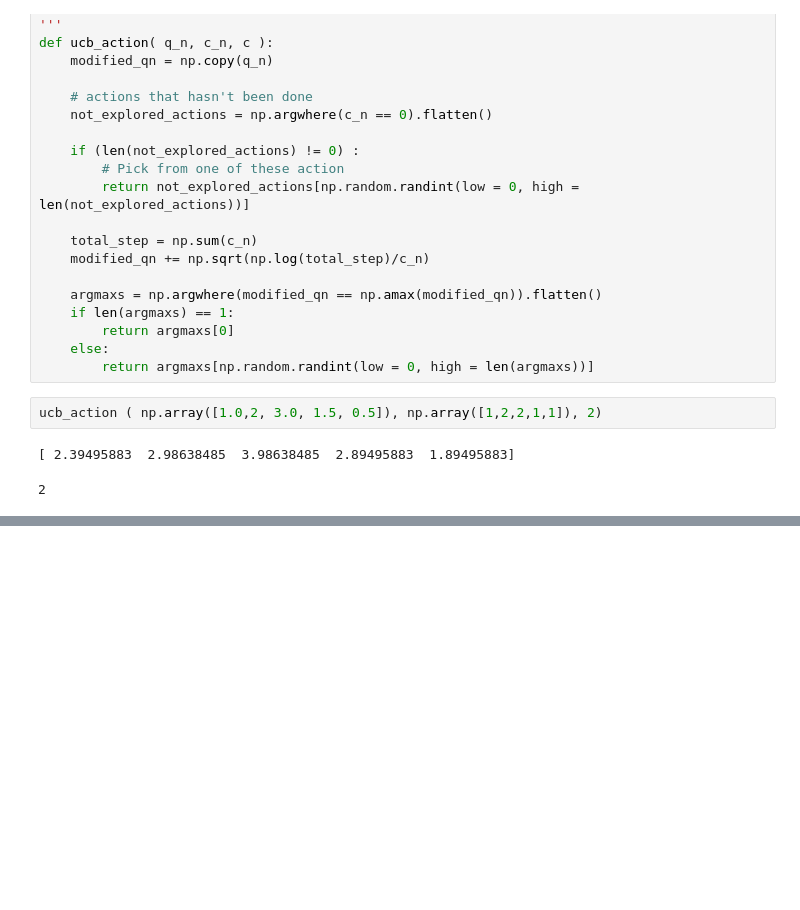
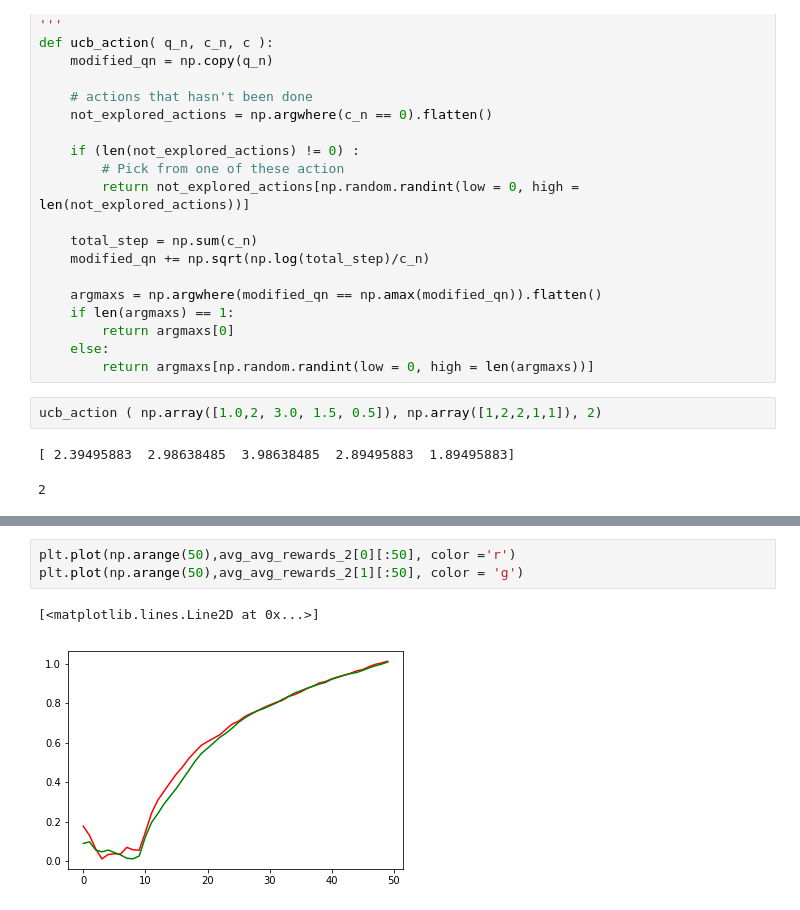
Before and after one commit to tuandnvn/learn-to-perform, a Jupyter notebook: notebooks/test_multiarm_bandits.ipynb, the cells around one changed output, grey strips where cells are left out. Saved outputs shown, nothing was run; the diff lists cells and outputs as text; blank space fills up the shorter version.

```diff
--- a/notebooks/test_multiarm_bandits.ipynb
+++ b/notebooks/test_multiarm_bandits.ipynb
@@ -238,0 +248,6 @@ avg_avg_rewards_2[1] = avg_avg_rewards[1]
+# %%
+plt.plot(np.arange(50),avg_avg_rewards_2[0][:50], color ='r')
+plt.plot(np.arange(50),avg_avg_rewards_2[1][:50], color = 'g')
+# %% [output]
+[<matplotlib.lines.Line2D at 0x...>]
+[figure, added]
```
Also changed, not shown: parts of 9 cells of this notebook, 1 other file.
